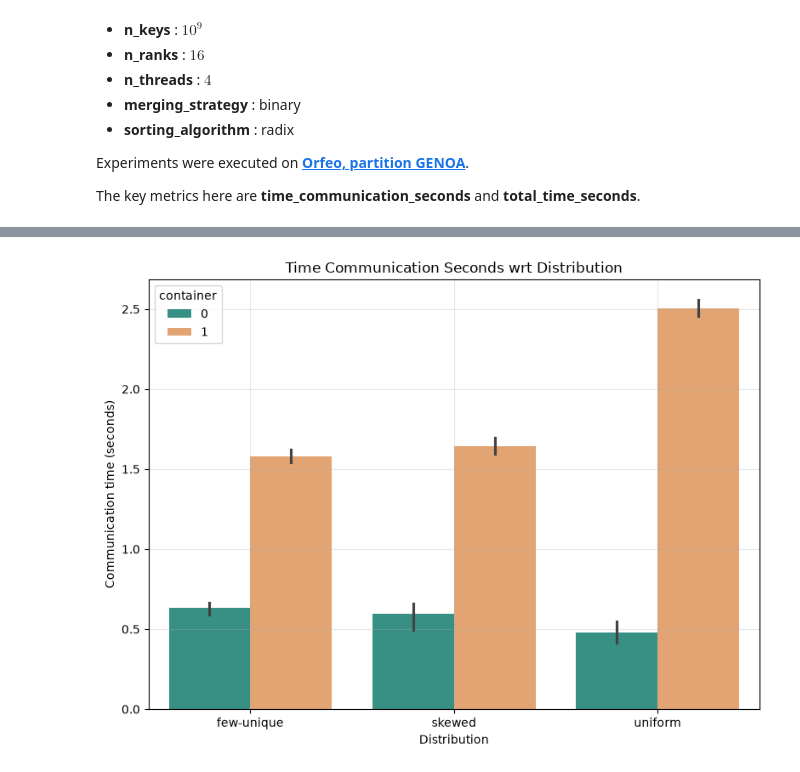
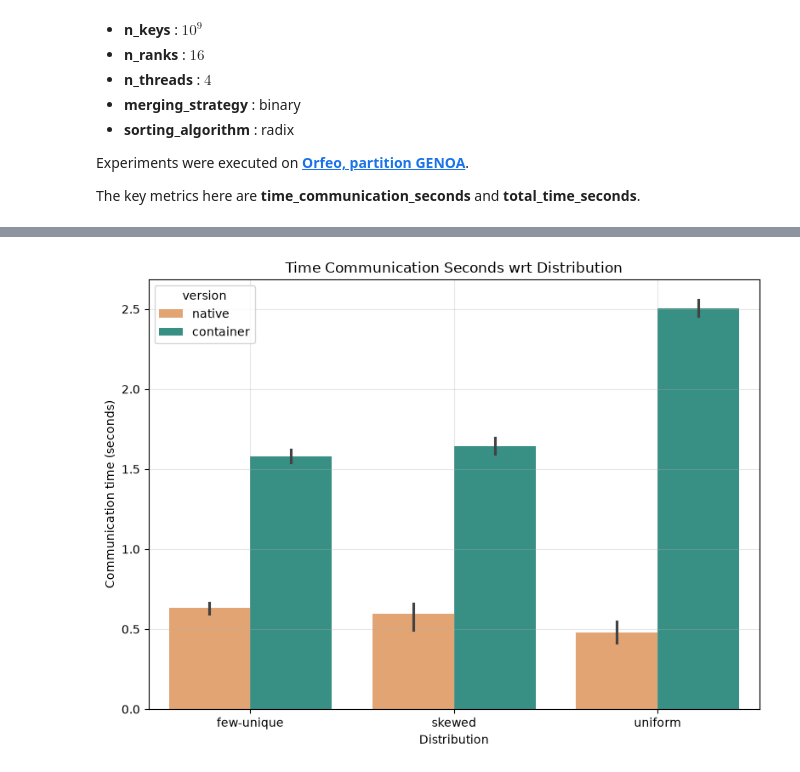
Before and after one commit to frekkoz3/Parallel-Sample-Sort, a Jupyter notebook: Script/containerized distributions.ipynb, the cells around one changed output, grey strips where cells are left out. Cells and saved outputs as stored; diff of their text form; code cells hidden in the pictures.

```diff
--- a/Script/containerized distributions.ipynb
+++ b/Script/containerized distributions.ipynb
@@ -30,6 +30,6 @@ native_results = pd.read_csv("../parallel/results/distributions.csv")
 native_results = native_results[
     ["n_key","n_ranks", "distribution", "time_communication_seconds", "time_total_seconds"]
 ]
-native_results["container"] = 0
+native_results["version"] = "native"
 native_results.head()
 # %% [output]
@@ -102,21 +102,21 @@ plt.show()
 # %%
 
 plt.figure(figsize=(8, 6))
 
 sns.barplot(
     data=results,
     x="distribution",
     y="time_communication_seconds",
-    hue="container",
+    hue="version",
     palette=custom_palette,
     legend=True
 )
 
 plt.xlabel("Distribution")
 plt.ylabel("Communication time (seconds)")
 plt.title(f"Time Communication Seconds wrt Distribution")
 plt.grid(True, alpha=0.3)
 plt.tight_layout()
 plt.show()
 # %% [output]
-[figure, old version]
+[figure, new version]
```
Also changed, not shown: parts of 4 cells of this notebook, 1 other file.
